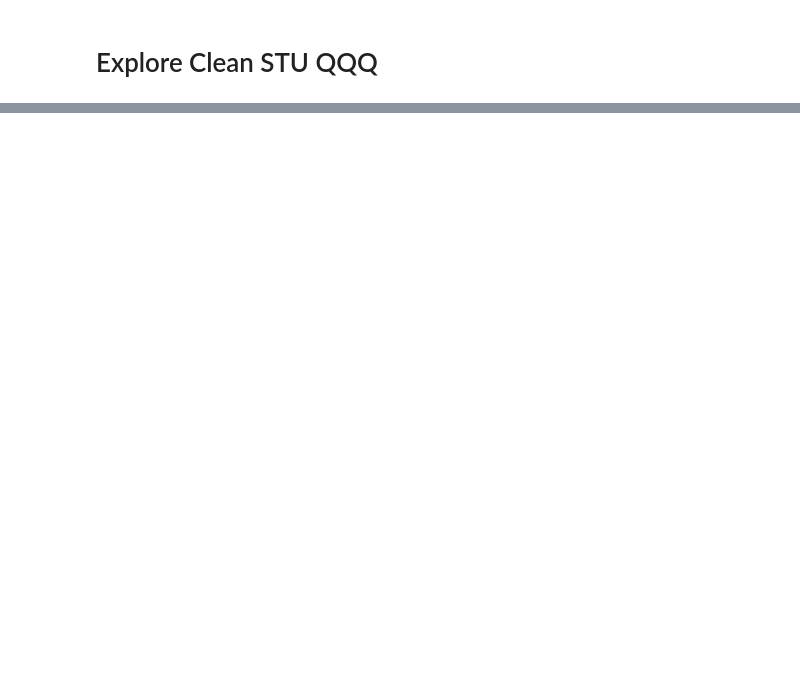
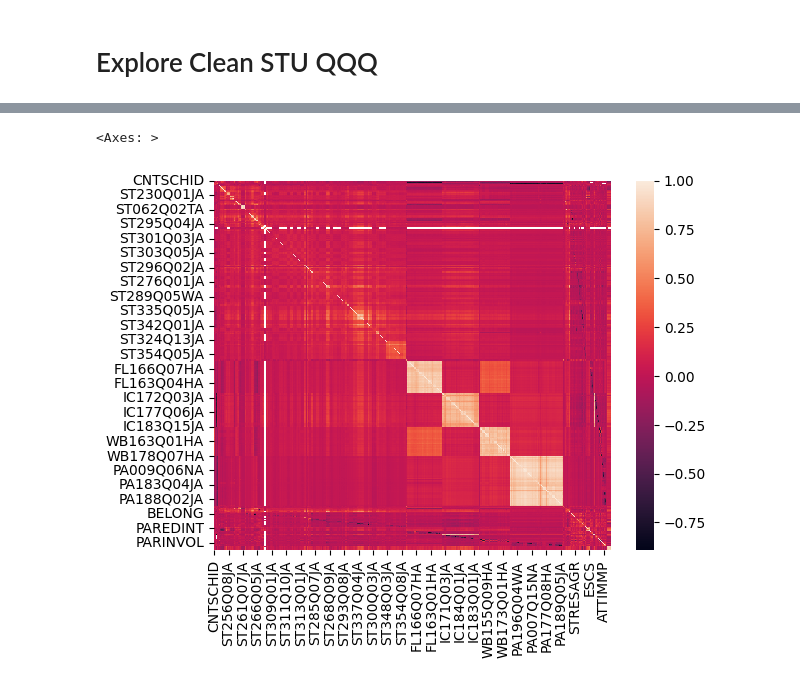
Before and after one commit to GatiAher/pisa_oecd_analysis, a Jupyter notebook: notebooks/explore_clean_STU_QQQ.ipynb, the cells around one changed output, grey strips where cells are left out. Drawn from its saved outputs; the diff is of its cells as text; code cells hidden in the pictures; blank space fills up the shorter version.

```diff
--- a/notebooks/explore_clean_STU_QQQ.ipynb
+++ b/notebooks/explore_clean_STU_QQQ.ipynb
@@ -75,0 +37,11 @@ df_student.describe(include=['int64'])
+# %%
+df = df_student[df_student.columns.drop(list(df_student.filter(regex='W_')))]
+df = df[df.columns.drop(list(df.filter(regex='PV')))]
+df = df.merge(
+    df_student.filter(regex='^PV1[A-Z]+$'),
+    how="inner",
+    left_index=True,
+    right_index=True,
+)
+df = df.drop(["SENWT", "VER_DAT"], axis=1)
+df = df.select_dtypes(exclude="object")
@@ -75,0 +78,3 @@ df_student.describe(include=['int64'])
+# %%
+# takes over 13 minutes
+corr = df.corr()
@@ -75,0 +97,5 @@ df_student.describe(include=['int64'])
+# %%
+sns.heatmap(corr)
+# %% [output]
+<Axes: >
+[figure, added]
```
Also changed, not shown: parts of 22 cells of this notebook.
